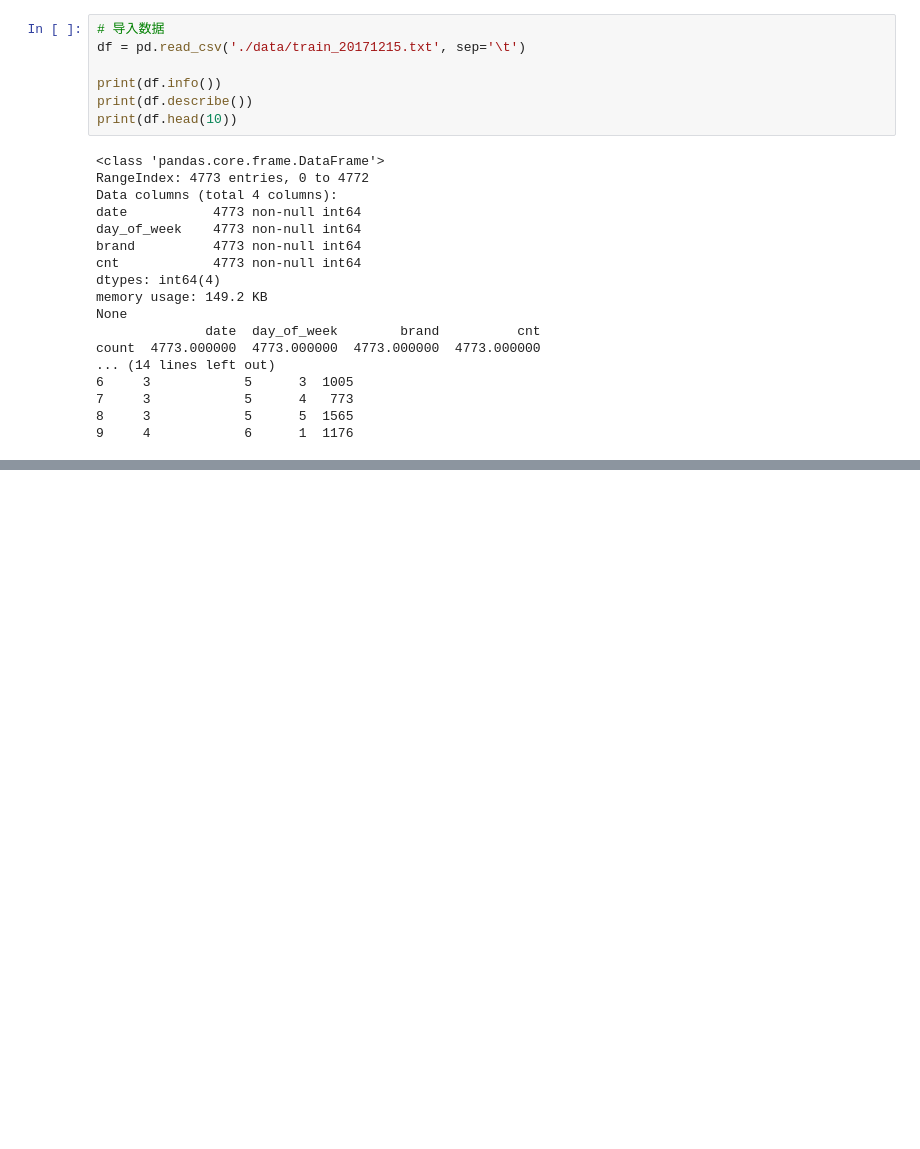
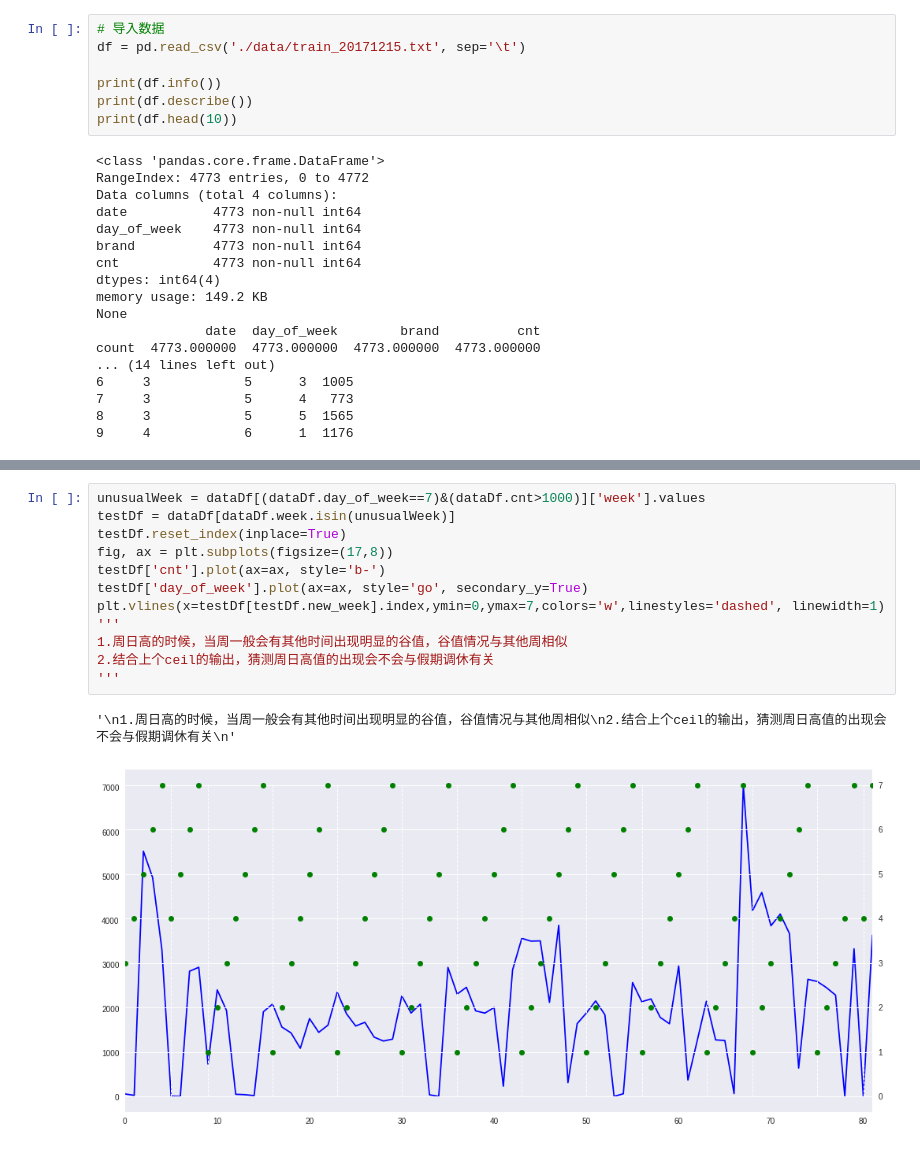
Before and after one commit to YunaQiu/yancheng_borad, a Jupyter notebook: analysis.ipynb, the cells around one changed output, grey strips where cells are left out. Cells and saved outputs as stored; diff of their text form; blank space fills up the shorter version.

```diff
--- a/analysis.ipynb
+++ b/analysis.ipynb
@@ -54,0 +111,15 @@ http://pandas.pydata.org/pandas-docs/stable/indexing.html#deprecate_ix
+# %%
+unusualWeek = dataDf[(dataDf.day_of_week==7)&(dataDf.cnt>1000)]['week'].values
+testDf = dataDf[dataDf.week.isin(unusualWeek)]
+testDf.reset_index(inplace=True)
+fig, ax = plt.subplots(figsize=(17,8))
+testDf['cnt'].plot(ax=ax, style='b-')
+testDf['day_of_week'].plot(ax=ax, style='go', secondary_y=True)
+plt.vlines(x=testDf[testDf.new_week].index,ymin=0,ymax=7,colors='w',linestyles='dashed', linewidth=1)
+'''
+1.周日高的时候，当周一般会有其他时间出现明显的谷值，谷值情况与其他周相似
+2.结合上个ceil的输出，猜测周日高值的出现会不会与假期调休有关
+'''
+# %% [output]
+'\n1.周日高的时候，当周一般会有其他时间出现明显的谷值，谷值情况与其他周相似\n2.结合上个ceil的输出，猜测周日高值的出现会不会与假期调休有关\n'
+[figure, added]
```
Also changed, not shown: parts of 13 cells of this notebook.
